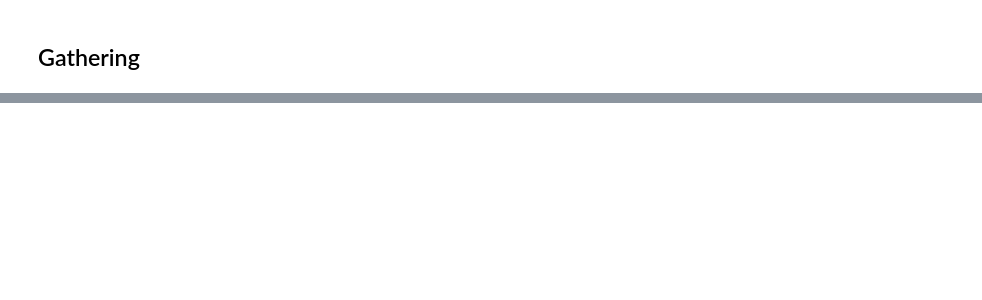
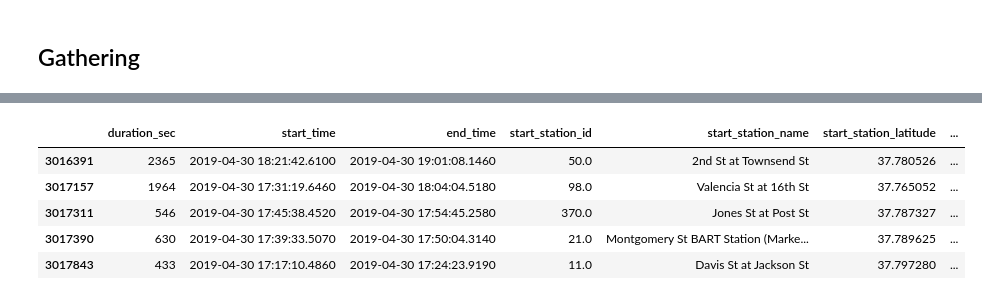
Before and after one commit to sclkan/Lyft-Analysis, a Jupyter notebook: lyft_baywheels_analysis.ipynb, the cells around one changed output, grey strips where cells are left out. Cells and saved outputs as stored; diff of their text form; code cells hidden in the pictures; blank space fills up the shorter version.

```diff
--- a/lyft_baywheels_analysis.ipynb
+++ b/lyft_baywheels_analysis.ipynb
@@ -67,0 +126,10 @@ df.sample(10)
+# %%
+#Check for missing coordinates
+df.query('start_station_latitude == 0 | end_station_latitude ==0').head(5)
+# %% [output]
+|  | duration_sec | start_time | end_time | start_station_id | start_station_name | start_station_latitude | ... |
+| 3016391 | 2365 | 2019-04-30 18:21:42.6100 | 2019-04-30 19:01:08.1460 | 50.0 | 2nd St at Townsend St | 37.780526 | ... |
+| 3017157 | 1964 | 2019-04-30 17:31:19.6460 | 2019-04-30 18:04:04.5180 | 98.0 | Valencia St at 16th St | 37.765052 | ... |
+| 3017311 | 546 | 2019-04-30 17:45:38.4520 | 2019-04-30 17:54:45.2580 | 370.0 | Jones St at Post St | 37.787327 | ... |
+| 3017390 | 630 | 2019-04-30 17:39:33.5070 | 2019-04-30 17:50:04.3140 | 21.0 | Montgomery St BART Station (Marke... | 37.789625 | ... |
+| 3017843 | 433 | 2019-04-30 17:17:10.4860 | 2019-04-30 17:24:23.9190 | 11.0 | Davis St at Jackson St | 37.797280 | ... |
```
Also changed, not shown: parts of 32 cells of this notebook.
